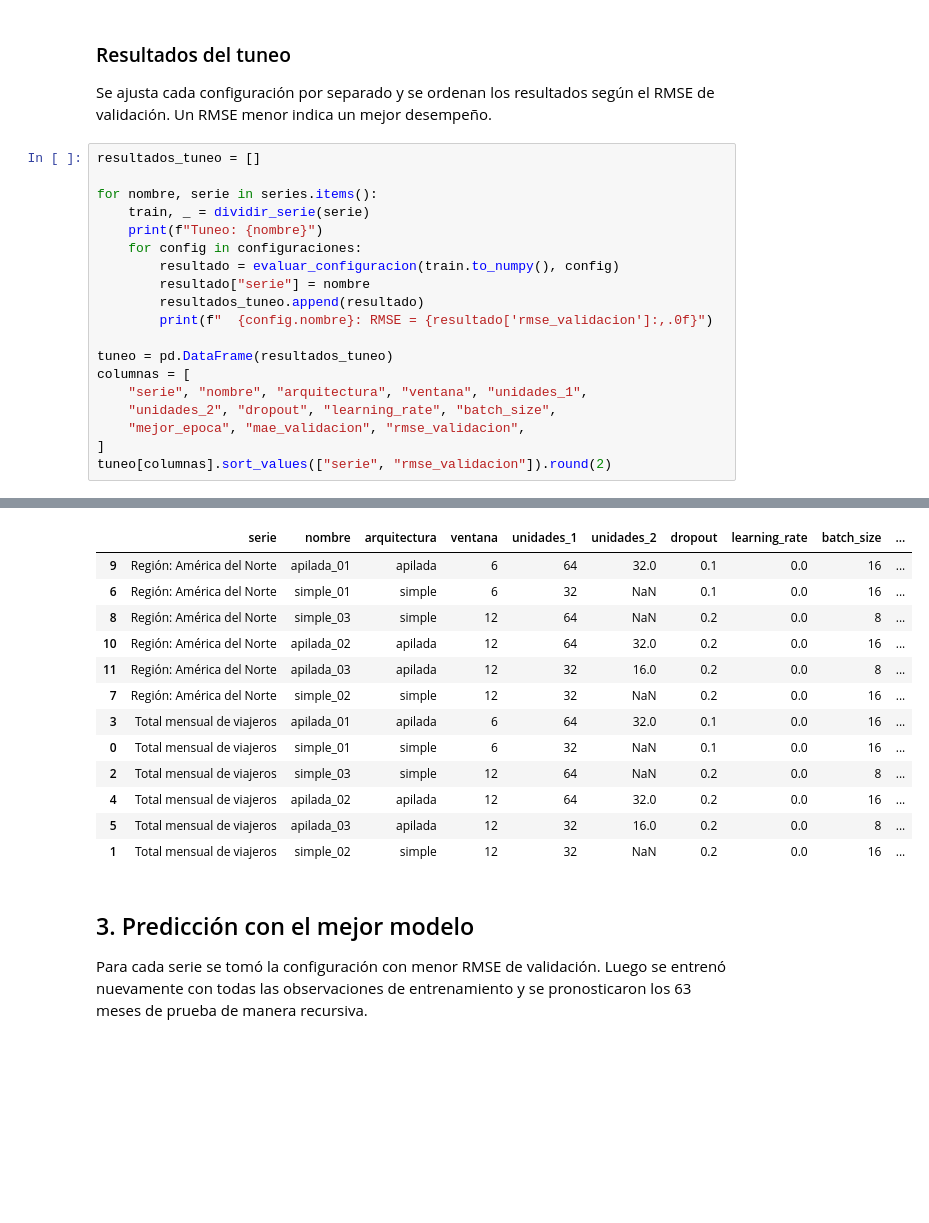
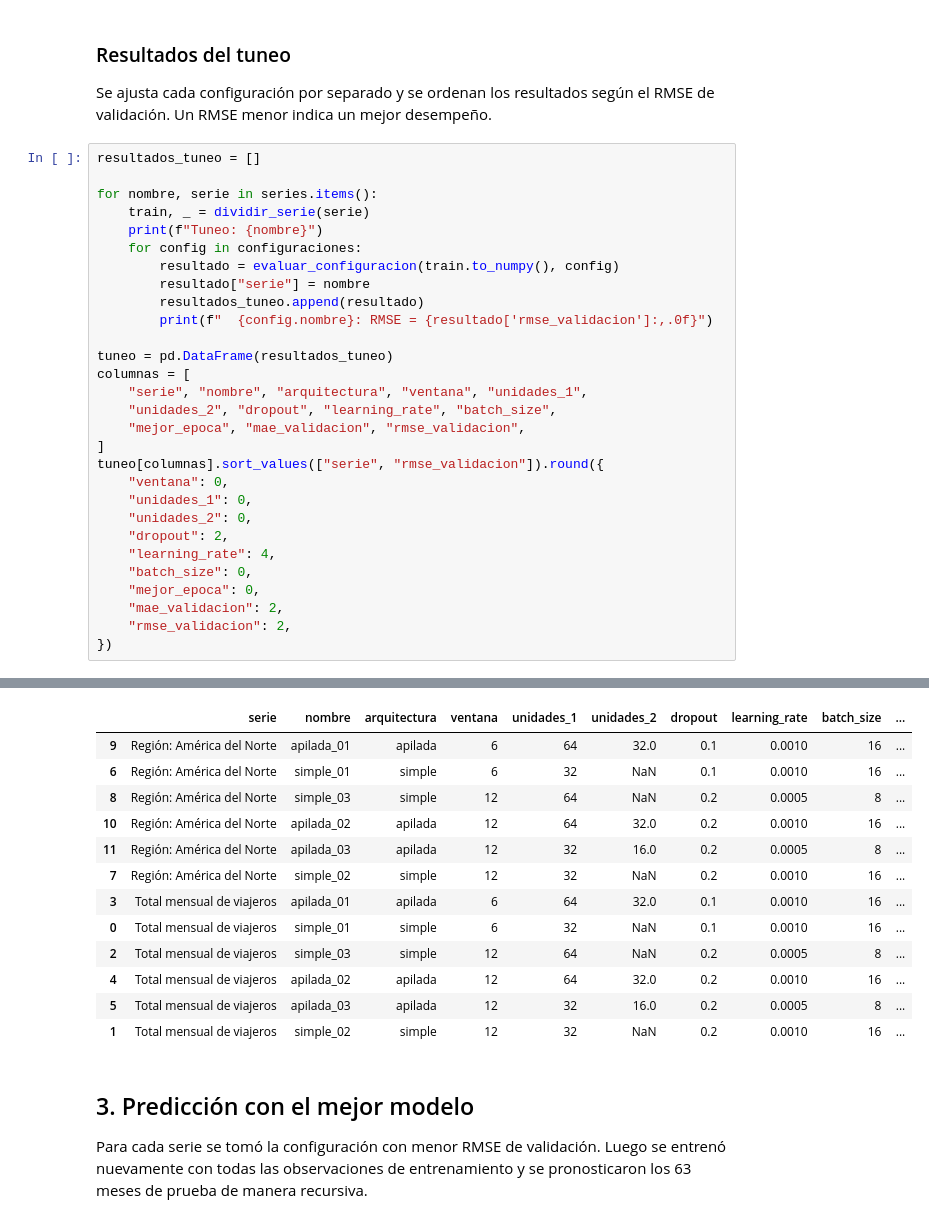
Before and after one commit to MiltonPolanco/Lab2-Series-de-Tiempo-con-LSTM, a Jupyter notebook: notebooks/laboratorio_2.ipynb, the cells around one changed output, grey strips where cells are left out. Cells and saved outputs as stored; diff of their text form; blank space fills up the shorter version.

```diff
--- a/notebooks/laboratorio_2.ipynb
+++ b/notebooks/laboratorio_2.ipynb
@@ -250,6 +250,16 @@ columnas = [
     "unidades_2", "dropout", "learning_rate", "batch_size",
     "mejor_epoca", "mae_validacion", "rmse_validacion",
 ]
-tuneo[columnas].sort_values(["serie", "rmse_validacion"]).round(2)
+tuneo[columnas].sort_values(["serie", "rmse_validacion"]).round({
+    "ventana": 0,
+    "unidades_1": 0,
+    "unidades_2": 0,
+    "dropout": 2,
+    "learning_rate": 4,
+    "batch_size": 0,
+    "mejor_epoca": 0,
+    "mae_validacion": 2,
+    "rmse_validacion": 2,
+})
 # %% [output]
 Tuneo: Total mensual de viajeros
@@ -266,24 +271,24 @@ WARNING:tensorflow:6 out of the last 6 calls to <function TensorFlowTrainer.make
   apilada_03: RMSE = 135,658
 Tuneo: Región: América del Norte
   simple_01: RMSE = 19,052
   simple_02: RMSE = 21,586
   simple_03: RMSE = 19,795
   apilada_01: RMSE = 18,078
   apilada_02: RMSE = 20,050
   apilada_03: RMSE = 20,321
 |  | serie | nombre | arquitectura | ventana | unidades_1 | unidades_2 | dropout | learning_rate | batch_size | ... |
-| 9 | Región: América del Norte | apilada_01 | apilada | 6 | 64 | 32.0 | 0.1 | 0.0 | 16 | ... |
-| 6 | Región: América del Norte | simple_01 | simple | 6 | 32 | NaN | 0.1 | 0.0 | 16 | ... |
-| 8 | Región: América del Norte | simple_03 | simple | 12 | 64 | NaN | 0.2 | 0.0 | 8 | ... |
-| 10 | Región: América del Norte | apilada_02 | apilada | 12 | 64 | 32.0 | 0.2 | 0.0 | 16 | ... |
-| 11 | Región: América del Norte | apilada_03 | apilada | 12 | 32 | 16.0 | 0.2 | 0.0 | 8 | ... |
-| 7 | Región: América del Norte | simple_02 | simple | 12 | 32 | NaN | 0.2 | 0.0 | 16 | ... |
-| 3 | Total mensual de viajeros | apilada_01 | apilada | 6 | 64 | 32.0 | 0.1 | 0.0 | 16 | ... |
-| 0 | Total mensual de viajeros | simple_01 | simple | 6 | 32 | NaN | 0.1 | 0.0 | 16 | ... |
-| 2 | Total mensual de viajeros | simple_03 | simple | 12 | 64 | NaN | 0.2 | 0.0 | 8 | ... |
-| 4 | Total mensual de viajeros | apilada_02 | apilada | 12 | 64 | 32.0 | 0.2 | 0.0 | 16 | ... |
-| 5 | Total mensual de viajeros | apilada_03 | apilada | 12 | 32 | 16.0 | 0.2 | 0.0 | 8 | ... |
-| 1 | Total mensual de viajeros | simple_02 | simple | 12 | 32 | NaN | 0.2 | 0.0 | 16 | ... |
+| 9 | Región: América del Norte | apilada_01 | apilada | 6 | 64 | 32.0 | 0.1 | 0.0010 | 16 | ... |
+| 6 | Región: América del Norte | simple_01 | simple | 6 | 32 | NaN | 0.1 | 0.0010 | 16 | ... |
+| 8 | Región: América del Norte | simple_03 | simple | 12 | 64 | NaN | 0.2 | 0.0005 | 8 | ... |
+| 10 | Región: América del Norte | apilada_02 | apilada | 12 | 64 | 32.0 | 0.2 | 0.0010 | 16 | ... |
+| 11 | Región: América del Norte | apilada_03 | apilada | 12 | 32 | 16.0 | 0.2 | 0.0005 | 8 | ... |
+| 7 | Región: América del Norte | simple_02 | simple | 12 | 32 | NaN | 0.2 | 0.0010 | 16 | ... |
+| 3 | Total mensual de viajeros | apilada_01 | apilada | 6 | 64 | 32.0 | 0.1 | 0.0010 | 16 | ... |
+| 0 | Total mensual de viajeros | simple_01 | simple | 6 | 32 | NaN | 0.1 | 0.0010 | 16 | ... |
+| 2 | Total mensual de viajeros | simple_03 | simple | 12 | 64 | NaN | 0.2 | 0.0005 | 8 | ... |
+| 4 | Total mensual de viajeros | apilada_02 | apilada | 12 | 64 | 32.0 | 0.2 | 0.0010 | 16 | ... |
+| 5 | Total mensual de viajeros | apilada_03 | apilada | 12 | 32 | 16.0 | 0.2 | 0.0005 | 8 | ... |
+| 1 | Total mensual de viajeros | simple_02 | simple | 12 | 32 | NaN | 0.2 | 0.0010 | 16 | ... |
 # %% [markdown]
 ## 3. Predicción con el mejor modelo
 
```
Also changed, not shown: parts of 29 cells of this notebook, 1 other file.
